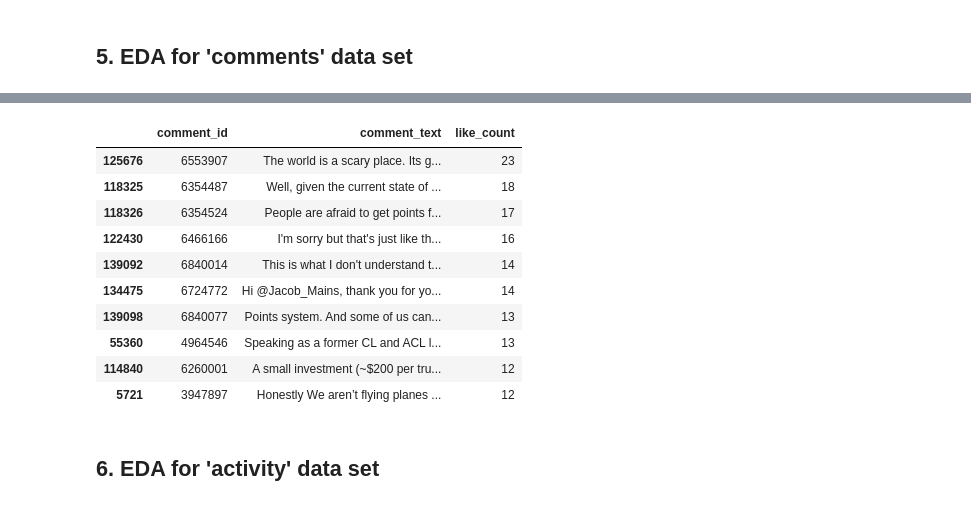
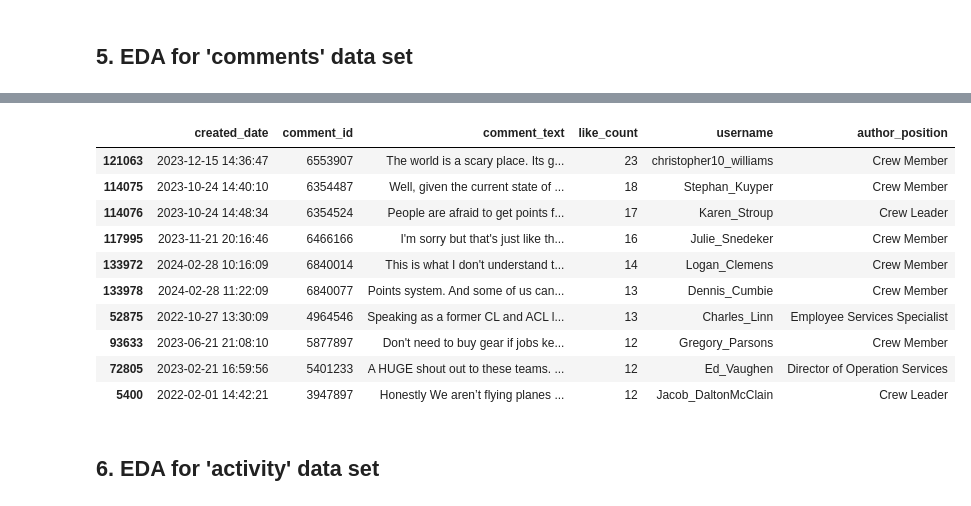
Before and after one commit to edupache/thesis_GenAI, a Jupyter notebook: EDA/EDA_users_datasets.ipynb, the cells around one changed output, grey strips where cells are left out. Drawn from its saved outputs; the diff is of its cells as text; code cells hidden in the pictures.

```diff
--- a/EDA/EDA_users_datasets.ipynb
+++ b/EDA/EDA_users_datasets.ipynb
@@ -60,11 +52,8 @@ print(BASE_PATH)
 This dataset contains information about the users in the system. It includes attributes such as user ID, name, age, and gender.
 # %%
 # Users data
-#path = "data\\production_datasets\\FlaggerForce\\users_export"
-path_rel = "/data/production_datasets/FlaggerForce/users_export"
-path = os.path.join(BASE_PATH,path_rel)
-print(BASE_PATH)
-print(path)
+# path = "/home/ubuntu/thesis_GenAI/data/production_datasets/FlaggerForce/users_export"   # path in vm
+path = "C:\\Users\\eduar\\Documents\\Master_Thesis\\GenAI_Thesis_Beekeeper\\data\\production_datasets\\FlaggerForce\\users_export"  # Local path
 
 file_name = "flaggerforce_users_2024-03-05T23-44-35.xlsx"
 file_path = os.path.join(path, file_name)
@@ -620,23 +566,23 @@ Name: count, dtype: int64
 # %%
-# Most popular commnets
+# Most popular comments
 # Group by post_id
-df_popular_comment = df_comment_user.groupby(['comment_id','comment_text','like_count']).size().reset_index(name='count')
+df_popular_comment = df_comment_user.groupby(['created_date','comment_id','comment_text','like_count','username','author_position']).size().reset_index(name='count')
 
 # Delete column count
 df_popular_comment.drop('count', axis=1, inplace=True)
 df_popular_comment.sort_values('like_count', ascending=False).head(10)
 # %% [output]
-|  | comment_id | comment_text | like_count |
-| 125676 | 6553907 | The world is a scary place. Its g... | 23 |
-| 118325 | 6354487 | Well, given the current state of ... | 18 |
-| 118326 | 6354524 | People are afraid to get points f... | 17 |
-| 122430 | 6466166 | I'm sorry but that's just like th... | 16 |
-| 139092 | 6840014 | This is what I don't understand t... | 14 |
-| 134475 | 6724772 | Hi @Jacob_Mains, thank you for yo... | 14 |
-| 139098 | 6840077 | Points system. And some of us can... | 13 |
-| 55360 | 4964546 | Speaking as a former CL and ACL l... | 13 |
-| 114840 | 6260001 | A small investment (~$200 per tru... | 12 |
-| 5721 | 3947897 | Honestly We aren’t flying planes ... | 12 |
+|  | created_date | comment_id | comment_text | like_count | username | author_position |
+| 121063 | 2023-12-15 14:36:47 | 6553907 | The world is a scary place. Its g... | 23 | christopher10_williams | Crew Member |
+| 114075 | 2023-10-24 14:40:10 | 6354487 | Well, given the current state of ... | 18 | Stephan_Kuyper | Crew Member |
+| 114076 | 2023-10-24 14:48:34 | 6354524 | People are afraid to get points f... | 17 | Karen_Stroup | Crew Leader |
+| 117995 | 2023-11-21 20:16:46 | 6466166 | I'm sorry but that's just like th... | 16 | Julie_Snedeker | Crew Member |
+| 133972 | 2024-02-28 10:16:09 | 6840014 | This is what I don't understand t... | 14 | Logan_Clemens | Crew Member |
+| 133978 | 2024-02-28 11:22:09 | 6840077 | Points system. And some of us can... | 13 | Dennis_Cumbie | Crew Member |
+| 52875 | 2022-10-27 13:30:09 | 4964546 | Speaking as a former CL and ACL l... | 13 | Charles_Linn | Employee Services Specialist |
+| 93633 | 2023-06-21 21:08:10 | 5877897 | Don't need to buy gear if jobs ke... | 12 | Gregory_Parsons | Crew Member |
+| 72805 | 2023-02-21 16:59:56 | 5401233 | A HUGE shout out to these teams. ... | 12 | Ed_Vaughen | Director of Operation Services |
+| 5400 | 2022-02-01 14:42:21 | 3947897 | Honestly We aren’t flying planes ... | 12 | Jacob_DaltonMcClain | Crew Leader |
 # %%
 # Export users data for further analysis
 # Save the data
```
Also changed, not shown: parts of 16 cells of this notebook.
